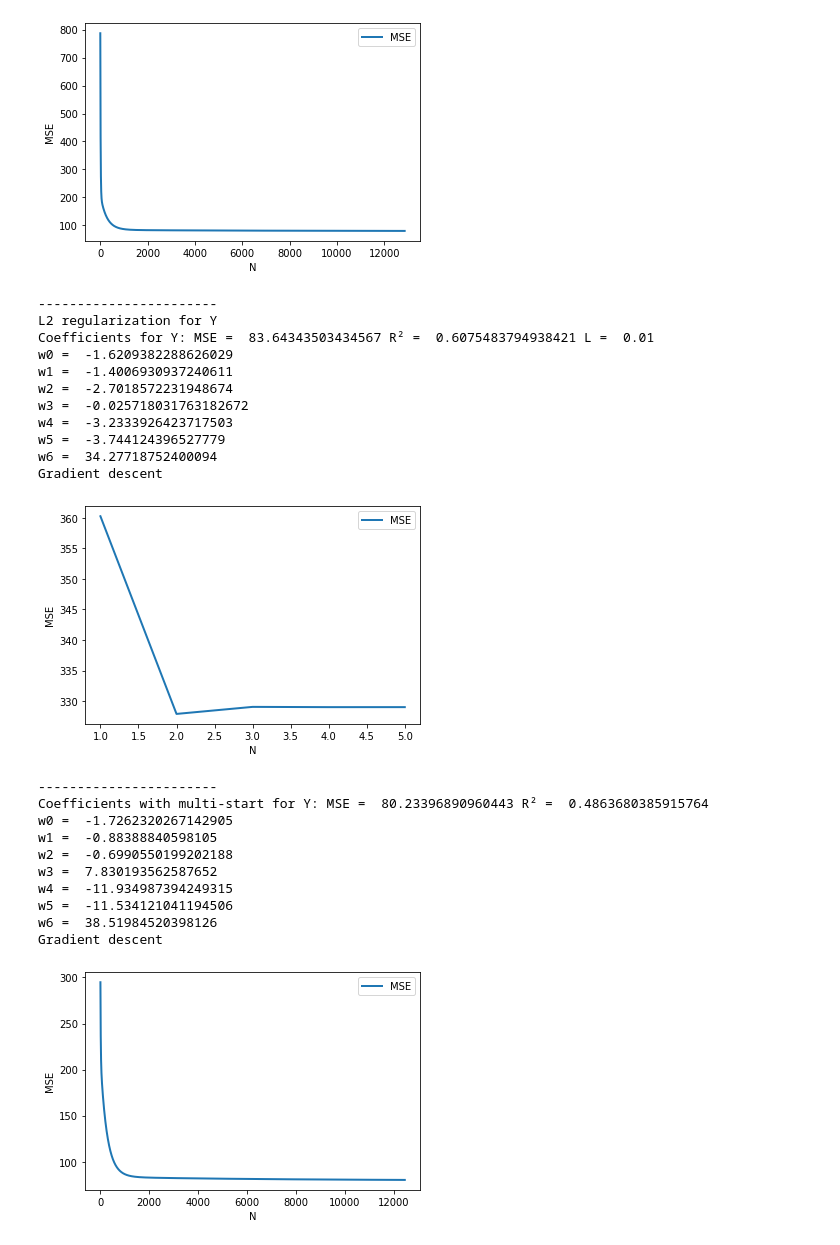
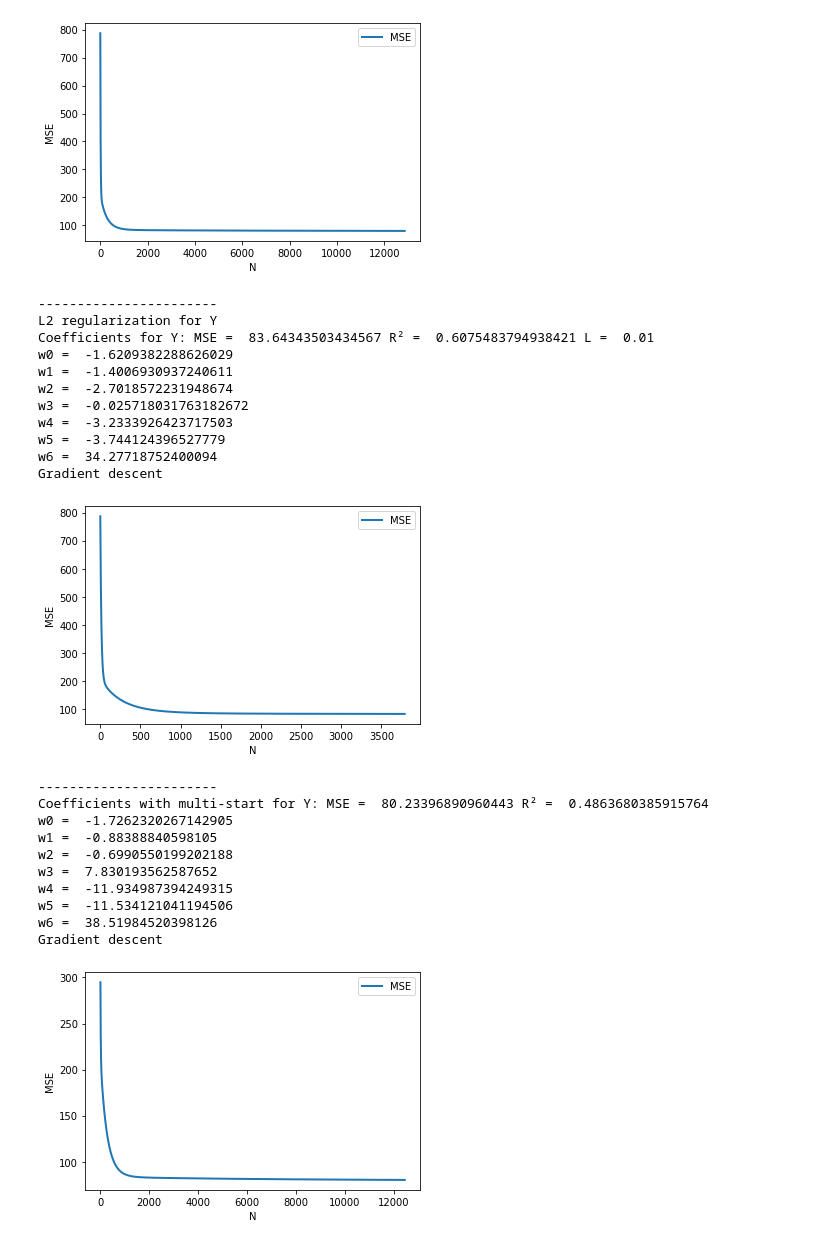
Before and after one commit to Hrozhek/ml_course, a Jupyter notebook: 8variant_2lab.ipynb, the cells around one changed output. Drawn from its saved outputs; the diff is of its cells as text; code cells hidden in the pictures.

```diff
--- a/8variant_2lab.ipynb
+++ b/8variant_2lab.ipynb
@@ -9,41 +9,49 @@ from sklearn.linear_model import Ridge
 import matplotlib.pyplot as plt
 
 
-def skklearnLinearRegress(x, y, isL2 = False):
+def skklearnLinearRegress(x, y, isL2=False):
     x = x.to_numpy()
     y = y.to_numpy()
 
     Y = y
 
-    if(isL2):
+    if (isL2):
         reg = Ridge(alpha=1.0).fit(x, Y)
         print(f'With L2 regularization Y R\u00B2 = ')
     else:
         reg = LinearRegression().fit(x, Y)
     print(f'For Y R\u00B2 = ', reg.score(x, Y))
     print()
+
+
 def showGraph(values1, param="N"):
     x = []
     for i in range(len(values1)):
-        x.append((i+1))
+        x.append((i + 1))
     plt.plot(x, values1, linewidth=2.0, label="MSE")
     plt.xlabel(param)
     plt.ylabel('MSE')
     plt.legend()
     plt.show()
+
+
 def showKoef(koefs):
     i = 0
     for elem in koefs:
         print(f'w{i} = ', elem)
-        i+=1
+        i += 1
+
+
 def normalizeData(dataSet):
     normalizer = MinMaxScaler()
     dataSet = normalizer.fit_transform(dataSet)
     return pd.DataFrame(data=dataSet)
+
+
 def readData():
-    data = pd.read_csv("resources/yacht_hydrodynamics_cs.data", header = None, sep = ",")
-    trainData = data.iloc[:270,:]
-    testData = data.iloc[270:,:]
+    data = pd.read_csv("resources/yacht_hydrodynamics_cs.data", header=None, sep=",")
+    trainData = data.iloc[:270, :]
+    testData = data.iloc[270:, :]
     trainY = trainData[[6]]
     testY = testData[[6]]
 
@@ -59,29 +67,40 @@ def L2reg(learningRate, koeffs, trainData, trainY):
     minMSE = math.inf
     bestKef = koeffs
     bestL = math.inf
+    minerrors = []
     l = [0.01, 0.1, 0.5, 1, 3, 9, 50]
     for i in range(len(l)):
         koefsWithL, MSE, errors = gradienDescent(learningRate, koeffs, trainData, trainY, True, l[i])
-        if(MSE < minMSE):
+        if (MSE < minMSE):
             minMSE = MSE
             bestKef = koefsWithL
+            minerrors = errors
             bestL = l[i]
-    return [bestKef, minMSE, bestL, errors]
+    return [bestKef, minMSE, bestL, minerrors]
+
+
 def calcR2(x, y, koeffs):
     x = x.to_numpy()
     y = y.to_numpy()
 
     Y = y
     return r2_score(Y, numpy.dot(x, koeffs))
-def calcMSE(x,k,y):
-    return numpy.square(numpy.dot(x,k) - y).mean()
+
+
+def calcMSE(x, k, y):
+    return numpy.square(numpy.dot(x, k) - y).mean()
+
+
 def calcGradient(trainData, prediction, y):
-    return (2/len(trainData))*trainData.T.dot(prediction - y)
+    return (2 / len(trainData)) * trainData.T.dot(prediction - y)
+
+
 def distance(v1, v2):
     return numpy.sqrt(numpy.sum((v1 - v2) ** 2))
 
-def multistartGradientDescent(n, learningRate, trainData, trainY, dott = 100):
-    globalBestKef  = 0
+
+def multistartGradientDescent(n, learningRate, trainData, trainY, dott=100):
+    globalBestKef = 0
     MSE = math.inf
     trainY_ = trainY.to_numpy()
     trainData_ = trainData.to_numpy()
@@ -89,36 +108,39 @@ def multistartGradientDescent(n, learningRate, trainData, trainY, dott = 100):
         numpy.random.seed(i)
         koeffs_ = numpy.random.random(n)
         localBestKef, MSElocal, errors = gradienDescent(learningRate, koeffs_, trainData, trainY)
-        if(MSElocal < MSE):
+        if (MSElocal < MSE):
             MSE = MSElocal
             globalBestKef = localBestKef
     return [globalBestKef, MSE, errors]
-def gradienDescent(learningRate, koeffs, trainData, trainY, L2 = False, lc = 0):
+
+
+def gradienDescent(learningRate, koeffs, trainData, trainY, L2=False, lc=0):
     trainData = trainData.to_numpy()
     trainY = trainY[6].to_list()
     EPS = 0.001
+
     Y = numpy.array(trainY)
     oldkoeffs = numpy.ones(len(koeffs), dtype=numpy.int8)
     koeffs = numpy.array(koeffs)
     errors = []
-    while(distance(koeffs, oldkoeffs) > EPS):
-        prediction = numpy.dot(trainData,koeffs)
-        if(L2):
-            gradient = (2/len(trainData))*trainData.T.dot(prediction - Y) + lc*2*numpy.array(koeffs)
+
+    while (distance(koeffs, oldkoeffs) > EPS):
+        prediction = numpy.dot(trainData, koeffs)
+        if (L2):
+            gradient = (2 / len(trainData)) * trainData.T.dot(prediction - Y) + lc * 2 * numpy.array(koeffs)
         else:
-            gradient = (2/len(trainData))*trainData.T.dot(prediction - Y)
+            gradient = (2 / len(trainData)) * trainData.T.dot(prediction - Y)
         oldkoeffs = koeffs
-        koeffs = koeffs - learningRate*gradient
-        errors.append(calcMSE(trainData,koeffs,Y))
-    return [koeffs, calcMSE(trainData,koeffs,Y), errors]
+        koeffs = koeffs - learningRate * gradient
+        errors.append(calcMSE(trainData, koeffs, Y))
+    return [koeffs, calcMSE(trainData, koeffs, Y), errors]
+
 
 def main():
     trainData, testData, trainY, testY = readData()
     koeffs = []
     for i in range(len(trainData.columns)):
         koeffs.append(10)
-
-
 
     oneKoefs, MSE1, errors = gradienDescent(0.01, koeffs, trainData, trainY, False)
     print("Coefficients for Y:", "MSE = ", MSE1, "R\u00B2 = ", calcR2(testData, testY, oneKoefs))
@@ -129,49 +151,50 @@ def main():
     print(f'L2 regularization for Y')
 
     koeffsWithL2Y1, MSEL2Y1, Lkef1, errors = L2reg(0.01, koeffs, trainData, trainY)
-    print("Coefficients for Y:", "MSE = ", MSEL2Y1, "R\u00B2 = ", calcR2(testData, testY, koeffsWithL2Y1), "L = ", Lkef1)
+    print("Coefficients for Y:", "MSE = ", MSEL2Y1, "R\u00B2 = ", calcR2(testData, testY, koeffsWithL2Y1), "L = ",
+          Lkef1)
     showKoef(koeffsWithL2Y1)
     print(f'Gradient descent')
     showGraph(errors)
 
     print(f'-----------------------')
-    oneMultiKoefs, MSE1multi, errors = multistartGradientDescent(len(koeffs), 0.01, trainData, trainY ,100)
-    print("Coefficients with multi-start for Y:", "MSE = ", MSE1multi, "R\u00B2 = ", calcR2(testData, testY, oneMultiKoefs))
+    oneMultiKoefs, MSE1multi, errors = multistartGradientDescent(len(koeffs), 0.01, trainData, trainY, 100)
+    print("Coefficients with multi-start for Y:", "MSE = ", MSE1multi, "R\u00B2 = ",
+          calcR2(testData, testY, oneMultiKoefs))
     showKoef(oneMultiKoefs)
     print(f'Gradient descent')
     showGraph(errors)
 
     print(f'-----------------------')
     print("SKKLEARN:")
     skklearnLinearRegress(testData, testY)
     skklearnLinearRegress(testData, testY, True)
 
 
-
 main()
 # %% [output]
 Coefficients for Y: MSE =  80.23398539000894 R² =  0.4863696280307911
 w0 =  -1.726240680212764
 w1 =  -0.8839017438461982
 w2 =  -0.6990878410817897
 w3 =  7.830099492020201
 w4 =  -11.934887711410008
 w5 =  -11.534037595335278
 w6 =  38.51983577597743
 Gradient descent
 [figure]
 -----------------------
 L2 regularization for Y
 Coefficients for Y: MSE =  83.64343503434567 R² =  0.6075483794938421 L =  0.01
 w0 =  -1.6209382288626029
 w1 =  -1.4006930937240611
 w2 =  -2.7018572231948674
 w3 =  -0.025718031763182672
 w4 =  -3.2333926423717503
 w5 =  -3.744124396527779
 w6 =  34.27718752400094
 Gradient descent
-[figure, old version]
+[figure, new version]
 -----------------------
 Coefficients with multi-start for Y: MSE =  80.23396890960443 R² =  0.4863680385915764
 w0 =  -1.7262320267142905
```
